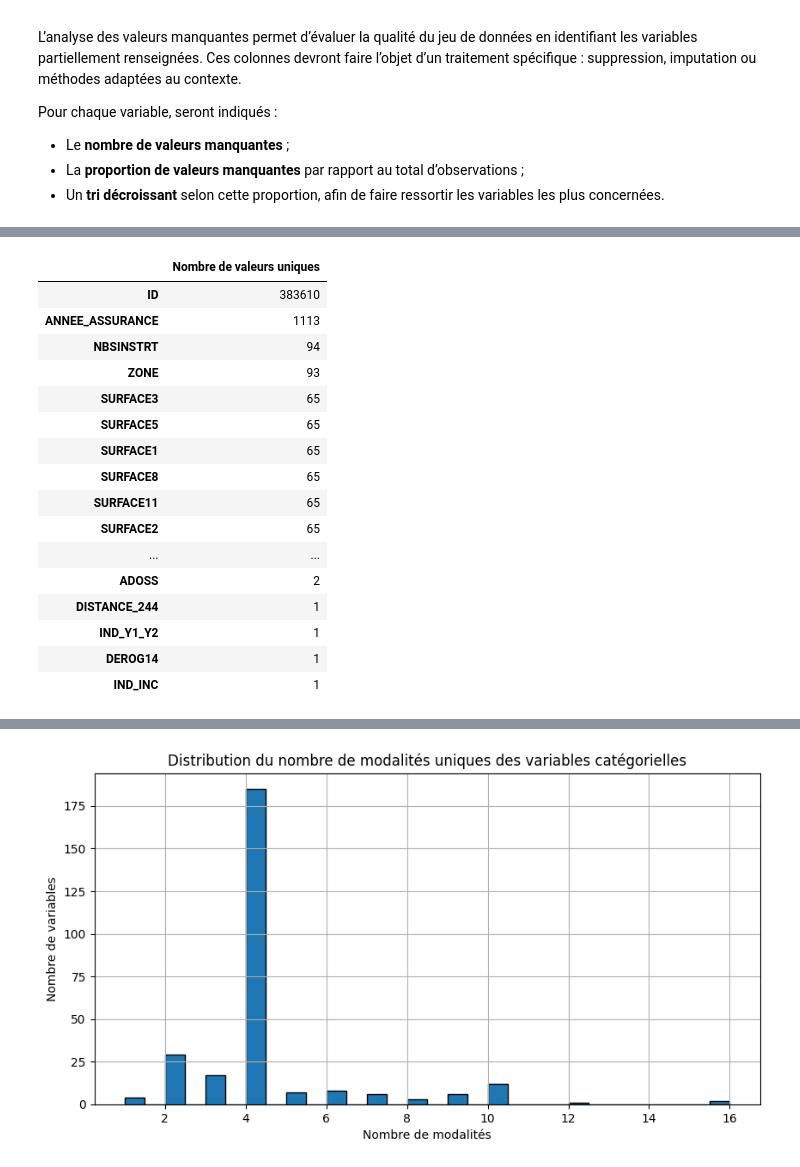
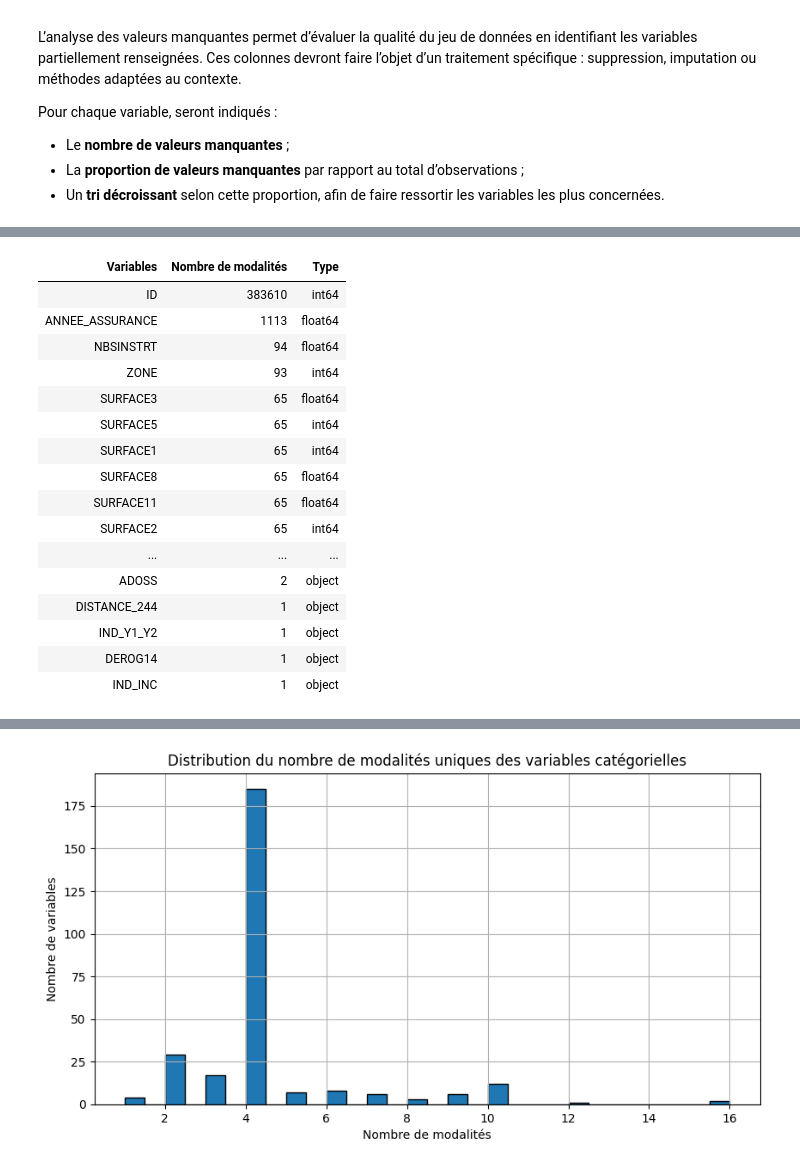
Before and after one commit to auduvignac/challengedata_ens_AssurPrime, a Jupyter notebook: notebooks/exploration/assurprime_modeling_workflow.ipynb, the cells around one changed output, grey strips where cells are left out. Saved outputs shown, nothing was run; the diff lists cells and outputs as text; code cells hidden in the pictures.

```diff
--- a/notebooks/exploration/assurprime_modeling_workflow.ipynb
+++ b/notebooks/exploration/assurprime_modeling_workflow.ipynb
@@ -431,33 +833,43 @@ Cette section propose un décompte du **nombre de valeurs uniques** pour chaque
 - Les variables avec un nombre excessif de modalités à encoder spécifiquement ;
 - Les cas intermédiaires pouvant orienter vers un regroupement ou une transformation.
 # %%
-# Analyse du nombre de valeurs uniques
-unique_values = X_train.nunique().sort_values(ascending=False)
+# Nombre de modalités uniques par variable
+unique_values = X_train.nunique()
 
-# Affichage dans une boîte scrollable
-html_unique = unique_values.to_frame(name="Nombre de valeurs uniques").to_html()
-HTML(f"""
-<div style="height:300px; overflow-y:scroll; border:1px solid lightgray; padding:10px">
-    {html_unique}
-</div>
-""")
+# Types des variables
+types = X_train.dtypes
+
+# Construction du DataFrame avec nom, type et nombre de modalités
+modalities_info = (
+    pd.DataFrame(
+        {
+            "Variables": unique_values.index,
+            "Nombre de modalités": unique_values.values,
+            "Type": types[unique_values.index].values,
+        }
+    )
+    .sort_values(by="Nombre de modalités", ascending=False)
+    .reset_index(drop=True)
+)
+
+display_scrollable_df(modalities_info)
 # %% [output]
-|  | Nombre de valeurs uniques |
-| ID | 383610 |
-| ANNEE_ASSURANCE | 1113 |
-| NBSINSTRT | 94 |
-| ZONE | 93 |
-| SURFACE3 | 65 |
-| SURFACE5 | 65 |
-| SURFACE1 | 65 |
-| SURFACE8 | 65 |
-| SURFACE11 | 65 |
-| SURFACE2 | 65 |
-| ... | ... |
-| ADOSS | 2 |
-| DISTANCE_244 | 1 |
-| IND_Y1_Y2 | 1 |
-| DEROG14 | 1 |
-| IND_INC | 1 |
+| Variables | Nombre de modalités | Type |
+| ID | 383610 | int64 |
+| ANNEE_ASSURANCE | 1113 | float64 |
+| NBSINSTRT | 94 | float64 |
+| ZONE | 93 | int64 |
+| SURFACE3 | 65 | float64 |
+| SURFACE5 | 65 | int64 |
+| SURFACE1 | 65 | int64 |
+| SURFACE8 | 65 | float64 |
+| SURFACE11 | 65 | float64 |
+| SURFACE2 | 65 | int64 |
+| ... | ... | ... |
+| ADOSS | 2 | object |
+| DISTANCE_244 | 1 | object |
+| IND_Y1_Y2 | 1 | object |
+| DEROG14 | 1 | object |
+| IND_INC | 1 | object |
 # %% [markdown]
 L’analyse du nombre de valeurs distinctes par variable permet d’anticiper les traitements nécessaires avant la phase de modélisation : encodage, regroupement, réduction de dimension ou exclusion.
```
Also changed, not shown: parts of 67 cells of this notebook.
